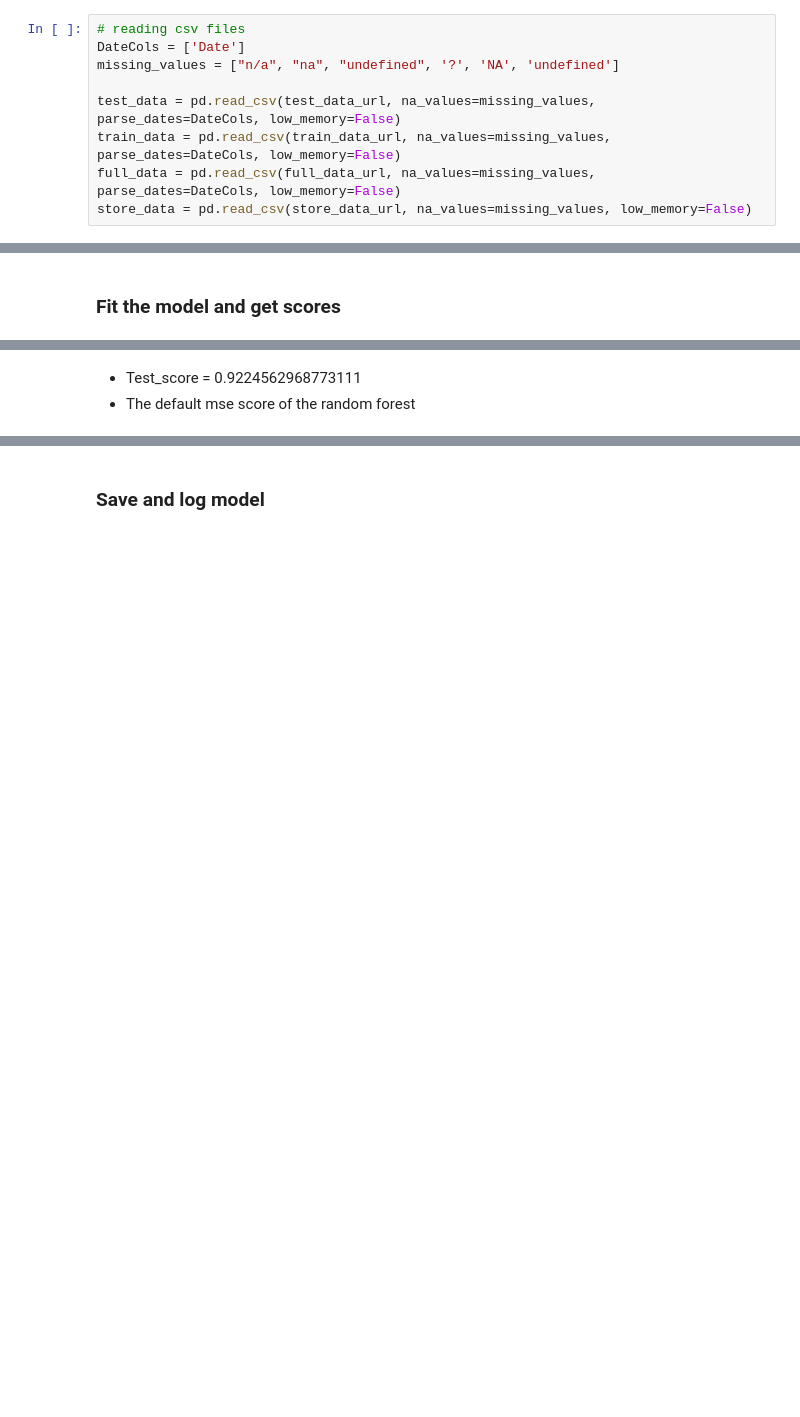
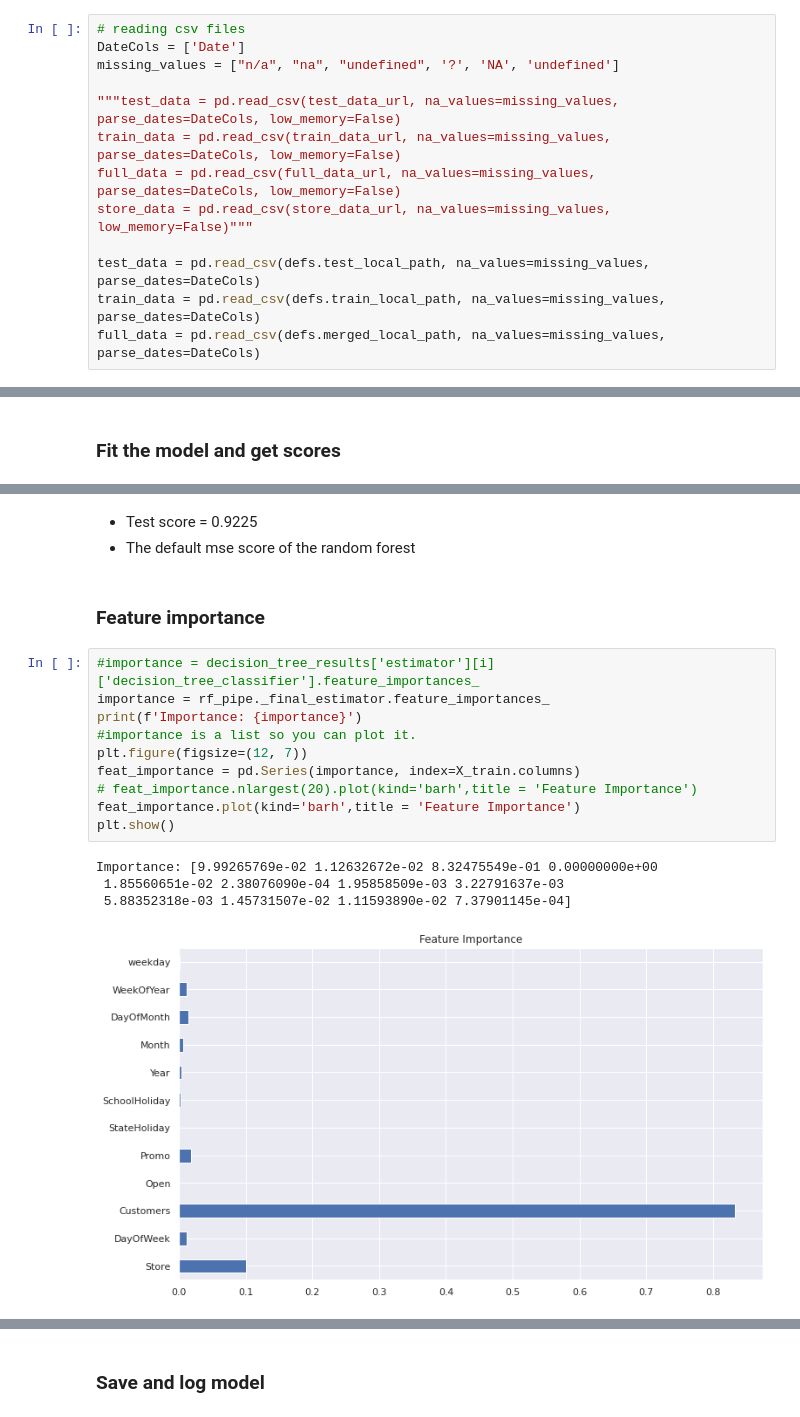
Before and after one commit to Fisseha-Estifanos/Rossmann-pharmaceuticals, a Jupyter notebook: notebooks/base-line-model.ipynb, the cells around one changed output, grey strips where cells are left out. Saved outputs shown, nothing was run; the diff lists cells and outputs as text; blank space fills up the shorter version.

```diff
--- a/notebooks/base-line-model.ipynb
+++ b/notebooks/base-line-model.ipynb
@@ -64,10 +72,14 @@ merged data path: C:\Users\f0x-tr0t\Documents\education\datascience\dvc-storage\
 DateCols = ['Date']
 missing_values = ["n/a", "na", "undefined", '?', 'NA', 'undefined']
 
-test_data = pd.read_csv(test_data_url, na_values=missing_values, parse_dates=DateCols, low_memory=False)
+"""test_data = pd.read_csv(test_data_url, na_values=missing_values, parse_dates=DateCols, low_memory=False)
 train_data = pd.read_csv(train_data_url, na_values=missing_values, parse_dates=DateCols, low_memory=False)
 full_data = pd.read_csv(full_data_url, na_values=missing_values, parse_dates=DateCols, low_memory=False)
-store_data = pd.read_csv(store_data_url, na_values=missing_values, low_memory=False)
+store_data = pd.read_csv(store_data_url, na_values=missing_values, low_memory=False)"""
+
+test_data = pd.read_csv(defs.test_local_path, na_values=missing_values, parse_dates=DateCols)
+train_data = pd.read_csv(defs.train_local_path, na_values=missing_values, parse_dates=DateCols)
+full_data = pd.read_csv(defs.merged_local_path, na_values=missing_values, parse_dates=DateCols)
 # %% [markdown]
 # Base line modeling
 # %%
@@ -298,5 +308,22 @@ test_score
 # %% [output]
 0.9224562968773111
 # %% [markdown]
-* Test_score = 0.9224562968773111
+* Test score = 0.9225
 * The default mse score of the random forest
+# %% [markdown]
+### Feature importance
+# %%
+#importance = decision_tree_results['estimator'][i]['decision_tree_classifier'].feature_importances_
+importance = rf_pipe._final_estimator.feature_importances_
+print(f'Importance: {importance}')
+#importance is a list so you can plot it.
+plt.figure(figsize=(12, 7))
+feat_importance = pd.Series(importance, index=X_train.columns)
+# feat_importance.nlargest(20).plot(kind='barh',title = 'Feature Importance')
+feat_importance.plot(kind='barh',title = 'Feature Importance')
+plt.show()
+# %% [output]
+Importance: [9.99265769e-02 1.12632672e-02 8.32475549e-01 0.00000000e+00
+ 1.85560651e-02 2.38076090e-04 1.95858509e-03 3.22791637e-03
+ 5.88352318e-03 1.45731507e-02 1.11593890e-02 7.37901145e-04]
+[figure, added]
```
Also changed, not shown: parts of 21 cells of this notebook.
